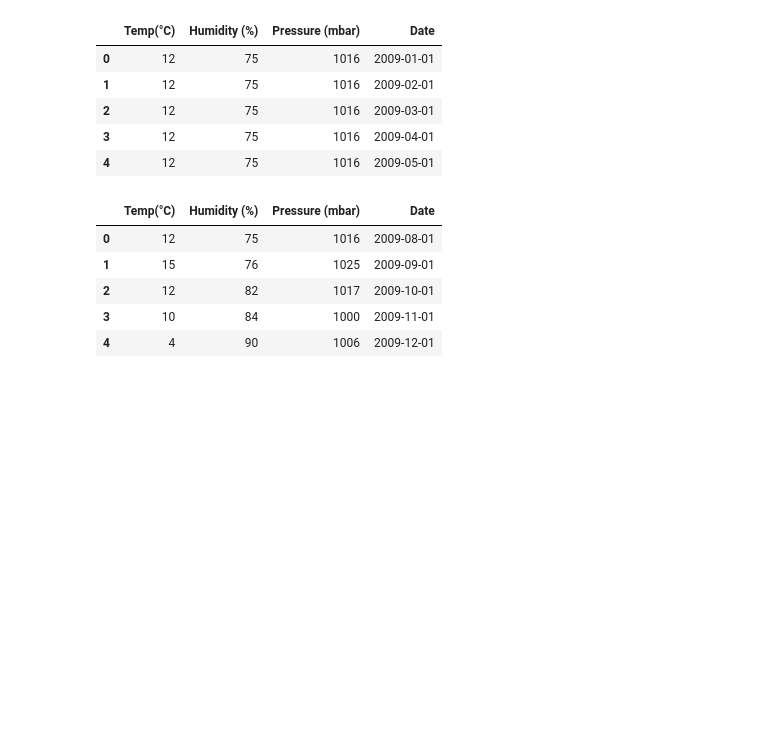
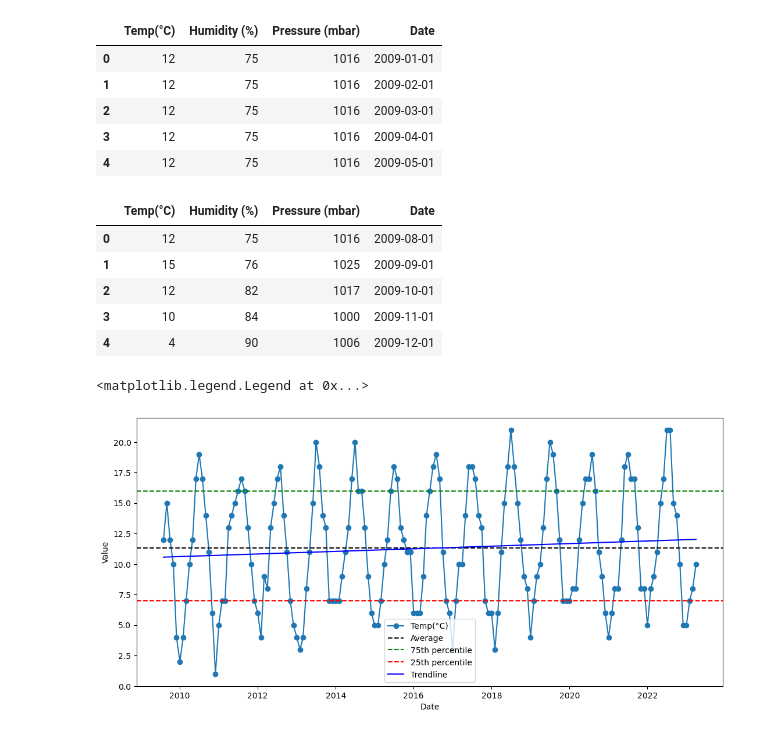
Before and after one commit to Ndaruga/Time-Series-Forecasitng-Using-Neural-Networks, a Jupyter notebook: weather_clean.ipynb, the cells around one changed output. Cells and saved outputs as stored; diff of their text form; code cells hidden in the pictures; blank space fills up the shorter version.

Commit message:
time graphs

```diff
--- a/weather_clean.ipynb
+++ b/weather_clean.ipynb
@@ -57,3 +60,33 @@ df.head()
 | 2 | 12 | 82 | 1017 | 2009-10-01 |
 | 3 | 10 | 84 | 1000 | 2009-11-01 |
 | 4 | 4 | 90 | 1006 | 2009-12-01 |
+# %%
+# Create a line plot with markers for the Temp(°C), Humidity (%), and Pressure (mbar) columns
+fig, ax = plt.subplots(figsize=(13, 6))
+
+ax.plot(df["Date"], df["Temp(°C)"], label="Temp(°C)", marker="o")
+
+
+# Calculate the average, 75th percentile, and 25th percentile for the Temp(°C) column
+temp_mean = df["Temp(°C)"].mean()
+temp_75 = df["Temp(°C)"].quantile(0.75)
+temp_25 = df["Temp(°C)"].quantile(0.25)
+
+# Add horizontal lines for the average, 75th percentile, and 25th percentile
+ax.axhline(temp_mean, color="black", linestyle="--", label="Average")
+ax.axhline(temp_75, color="green", linestyle="--", label="75th percentile")
+ax.axhline(temp_25, color="red", linestyle="--", label="25th percentile")
+
+
+# Add a trendline for the Temp(°C) data
+x = np.arange(len(df["Temp(°C)"]))
+m, b = np.polyfit(x, df["Temp(°C)"], 1)
+ax.plot(df["Date"], m * x + b, color="blue", label="Trendline")
+
+# Set the axis labels and legend
+ax.set_xlabel("Date")
+ax.set_ylabel("Value")
+ax.legend()
+# %% [output]
+<matplotlib.legend.Legend at 0x...>
+[figure, added]
```
Also changed, not shown: parts of 4 cells of this notebook.
